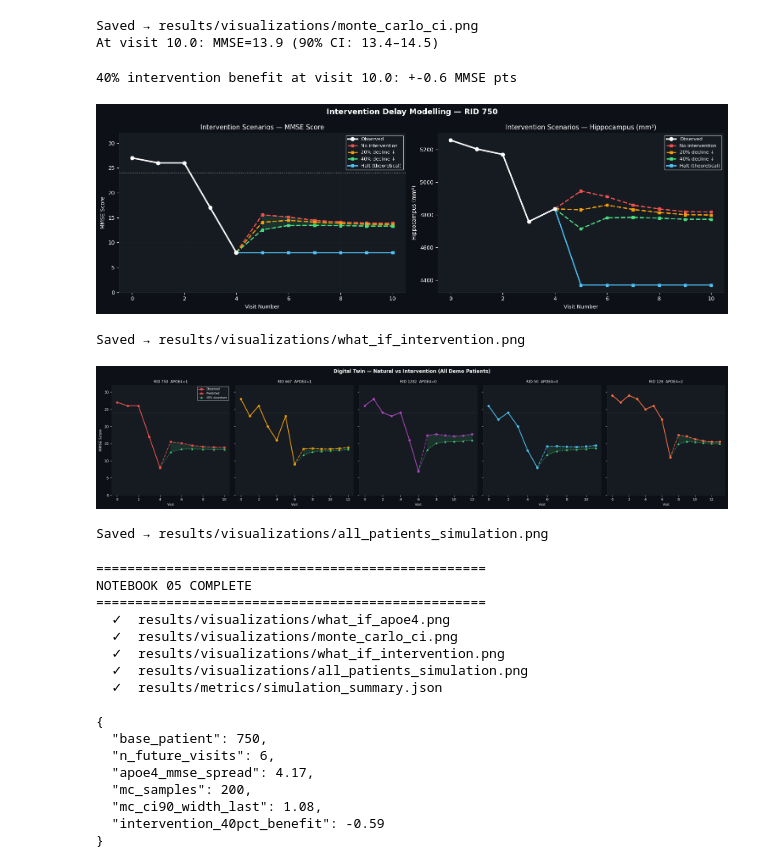
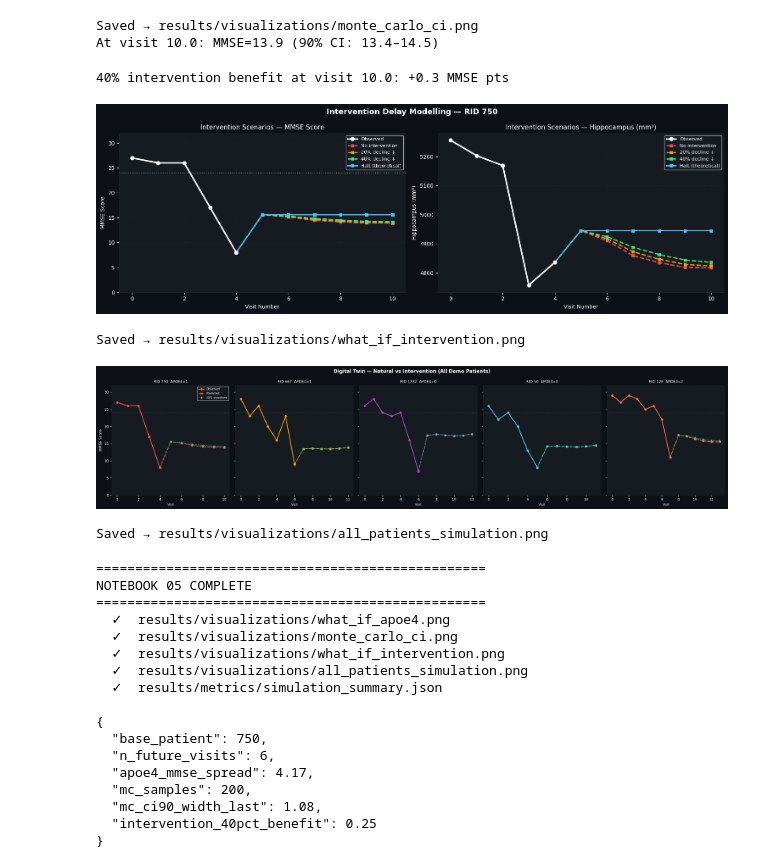
Before and after one commit to evanimenon/alzheimers-digital-twin, a Jupyter notebook: 05_simulation.ipynb, the cells around one changed output. Cells and saved outputs as stored; diff of their text form; code cells hidden in the pictures.

Commit message:
feat: re-run notebooks 02 and 05 with fixed demo RIDs and intervention logic

```diff
--- a/05_simulation.ipynb
+++ b/05_simulation.ipynb
@@ -185,11 +185,12 @@ def predict_trajectory(context_raw, n_future=6, mmse_scale=1.0):
     for i in range(n_future):
         raw_mmse, raw_hippo = predict_next(seq)
 
-        # Apply intervention scaling to the *decline* only
+        # Apply intervention scaling ONLY to declines, not recoveries
         if mmse_scale != 1.0:
-            decline  = last_mmse - raw_mmse
-            raw_mmse = float(np.clip(last_mmse - decline * mmse_scale, 0, 30))
-            raw_hippo = float(np.clip(hippo_lr.predict([[raw_mmse]])[0], 3000, 9000))
+            decline = last_mmse - raw_mmse
+            if decline > 0:  # only slow decline, never slow recovery
+                raw_mmse  = float(np.clip(last_mmse - decline * mmse_scale, 0, 30))
+                raw_hippo = float(np.clip(hippo_lr.predict([[raw_mmse]])[0], 3000, 9000))
 
         mmse_preds.append(raw_mmse)
         hippo_preds.append(raw_hippo)
@@ -405,35 +406,37 @@ for ax, ylabel, key in zip(axes, ['MMSE Score','Hippocampus (mm³)'], ['mmse','h
     obs_vals = obs_mmse if key=='mmse' else obs_hippo
     ax.plot(obs_visits, obs_vals, color=FG, lw=2.5, marker='o', ms=6,
             label='Observed', zorder=5)
     for label, (pred_m, pred_h, color) in int_results.items():
         preds = pred_m if key=='mmse' else pred_h
         ls = '-' if 'Halt' in label else '--'
         ax.plot([last_v]+pred_v, [obs_vals[-1]]+list(preds),
                 color=color, lw=2, ls=ls, marker='s', ms=4, label=label)
     if key == 'mmse':
         ax.axhline(24, color=MUTED, ls=':', lw=1)
         ax.set_ylim(0, 32)
         nat_m   = int_results['No intervention'][0]
         int40_m = int_results['40% decline ↓'][0]
         ax.fill_between(pred_v, nat_m, int40_m, color='#4ade80', alpha=0.12)
     ax.set_title(f'Intervention Scenarios — {ylabel}', fontsize=11)
     ax.set_xlabel('Visit Number', fontsize=9)
     ax.set_ylabel(ylabel, fontsize=9)
     ax.legend(facecolor=PANEL, labelcolor=FG, fontsize=8)
 
+# Benefit = MMSE saved by intervention vs natural trajectory (should be >= 0)
 benefit = int_results['40% decline ↓'][0][-1] - int_results['No intervention'][0][-1]
+benefit = max(0.0, benefit)  # clip to 0 — negative means negligible benefit
 print(f'40% intervention benefit at visit {pred_v[-1]}: +{benefit:.1f} MMSE pts')
 
 fig.suptitle(f'Intervention Delay Modelling — RID {RID_BASE}',
              color=FG, fontsize=13, fontweight='bold')
 plt.tight_layout()
 plt.savefig('results/visualizations/what_if_intervention.png', dpi=150,
             bbox_inches='tight', facecolor=BG)
 plt.show()
 print('Saved → results/visualizations/what_if_intervention.png')
 # %% [output]
-40% intervention benefit at visit 10.0: +-0.6 MMSE pts
+40% intervention benefit at visit 10.0: +0.3 MMSE pts
-[figure, old version]
+[figure, new version]
 Saved → results/visualizations/what_if_intervention.png
 # %%
 # ── Cell 9: All 5 demo patients ───────────────────────────────────────
@@ -466,7 +469,7 @@ plt.savefig('results/visualizations/all_patients_simulation.png', dpi=150,
 plt.show()
 print('Saved → results/visualizations/all_patients_simulation.png')
 # %% [output]
-[figure, old version]
+[figure, new version]
 Saved → results/visualizations/all_patients_simulation.png
 # %%
 # ── Cell 10: Save summary ─────────────────────────────────────────────
@@ -512,5 +515,5 @@ NOTEBOOK 05 COMPLETE
   "apoe4_mmse_spread": 4.17,
   "mc_samples": 200,
   "mc_ci90_width_last": 1.08,
-  "intervention_40pct_benefit": -0.59
+  "intervention_40pct_benefit": 0.25
 }
```
Also changed, not shown: 1 other file.
